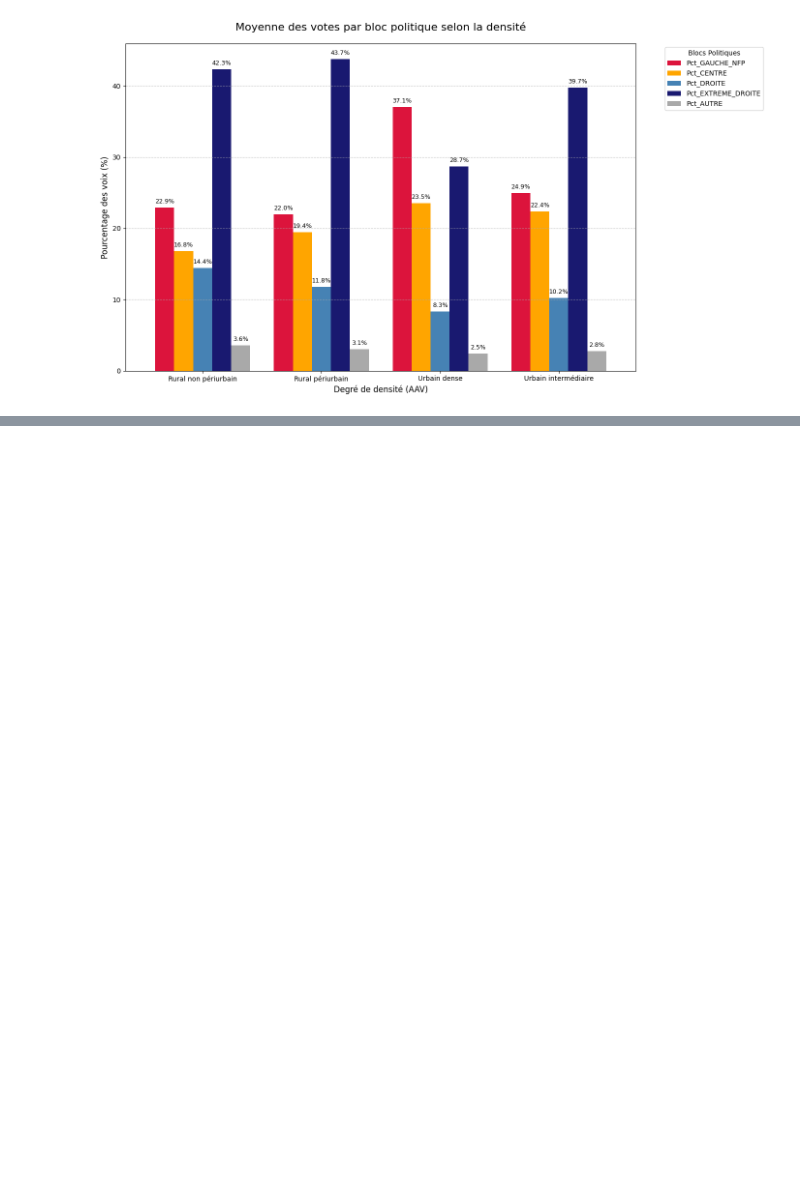
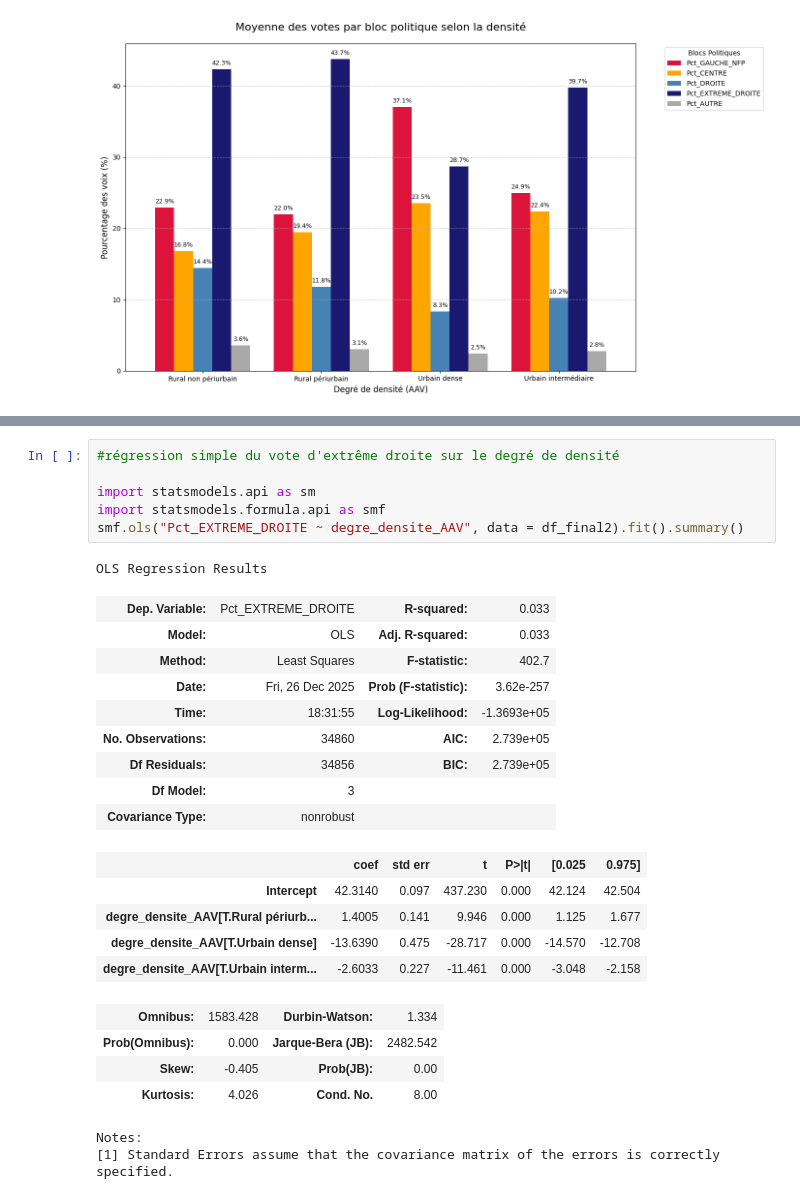
Before and after one commit to AntonJayet/projet-python-pour-la-data-science, a Jupyter notebook: Densite.ipynb, the cells around one changed output, grey strips where cells are left out. Cells and saved outputs as stored; diff of their text form; blank space fills up the shorter version.

Commit message:
Régression linéaire simple du vote d'extrême droite sur le degré de densité

```diff
--- a/Densite.ipynb
+++ b/Densite.ipynb
@@ -396,0 +406,28 @@ plt.show()
+# %%
+#régression simple du vote d'extrême droite sur le degré de densité
+
+import statsmodels.api as sm
+import statsmodels.formula.api as smf
+smf.ols("Pct_EXTREME_DROITE ~ degre_densite_AAV", data = df_final2).fit().summary()
+# %% [output]
+OLS Regression Results
+| Dep. Variable: | Pct_EXTREME_DROITE | R-squared: | 0.033 |
+| Model: | OLS | Adj. R-squared: | 0.033 |
+| Method: | Least Squares | F-statistic: | 402.7 |
+| Date: | Fri, 26 Dec 2025 | Prob (F-statistic): | 3.62e-257 |
+| Time: | 18:31:55 | Log-Likelihood: | -1.3693e+05 |
+| No. Observations: | 34860 | AIC: | 2.739e+05 |
+| Df Residuals: | 34856 | BIC: | 2.739e+05 |
+| Df Model: | 3 |  |  |
+| Covariance Type: | nonrobust |  |  |
+|  | coef | std err | t | P>|t| | [0.025 | 0.975] |
+| Intercept | 42.3140 | 0.097 | 437.230 | 0.000 | 42.124 | 42.504 |
+| degre_densite_AAV[T.Rural périurb... | 1.4005 | 0.141 | 9.946 | 0.000 | 1.125 | 1.677 |
+| degre_densite_AAV[T.Urbain dense] | -13.6390 | 0.475 | -28.717 | 0.000 | -14.570 | -12.708 |
+| degre_densite_AAV[T.Urbain interm... | -2.6033 | 0.227 | -11.461 | 0.000 | -3.048 | -2.158 |
+| Omnibus: | 1583.428 | Durbin-Watson: | 1.334 |
+| Prob(Omnibus): | 0.000 | Jarque-Bera (JB): | 2482.542 |
+| Skew: | -0.405 | Prob(JB): | 0.00 |
+| Kurtosis: | 4.026 | Cond. No. | 8.00 |
+Notes:
+[1] Standard Errors assume that the covariance matrix of the errors is correctly specified.
```
Also changed, not shown: parts of 2 cells of this notebook.
